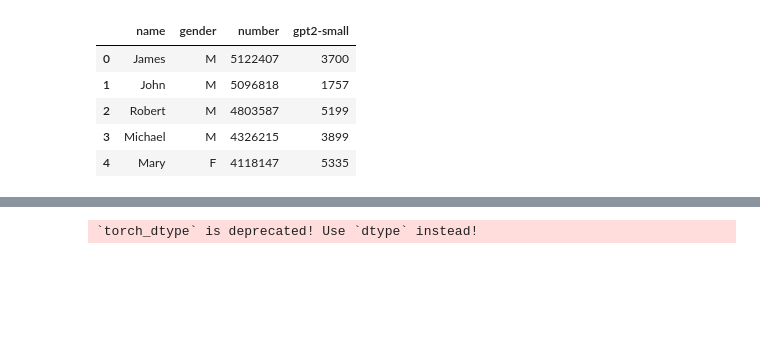
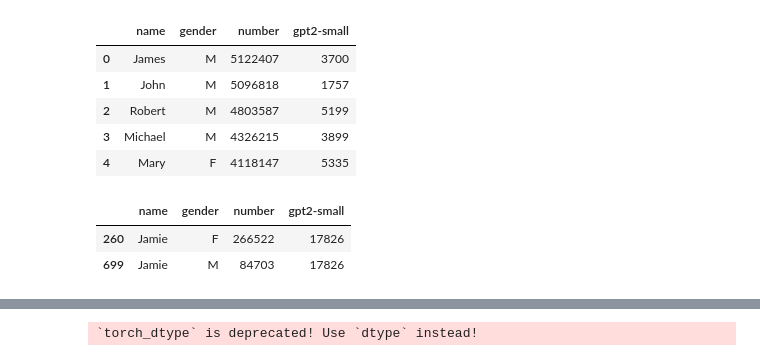
Before and after one commit to sdamians/synthetic_gender_datasets, a Jupyter notebook: notebooks/build_dataset.ipynb, the cells around one changed output, grey strips where cells are left out. Drawn from its saved outputs; the diff is of its cells as text; code cells hidden in the pictures; blank space fills up the shorter version.

```diff
--- a/notebooks/build_dataset.ipynb
+++ b/notebooks/build_dataset.ipynb
@@ -20,5 +20,12 @@ df.head()
 | 2 | Robert | M | 4803587 | 5199 |
 | 3 | Michael | M | 4326215 | 3899 |
 | 4 | Mary | F | 4118147 | 5335 |
+# %%
+#df = df.drop_duplicates(subset="name", keep=False)
+df[ df["name"] == "Jamie" ]
+# %% [output]
+|  | name | gender | number | gpt2-small |
+| 260 | Jamie | F | 266522 | 17826 |
+| 699 | Jamie | M | 84703 | 17826 |
 # %%
 df["gpt2-small-size"] = df["gpt2-small"].apply(lambda x: len(x.split(",")))
```
Also changed, not shown: parts of 7 cells of this notebook, 4 other files.
